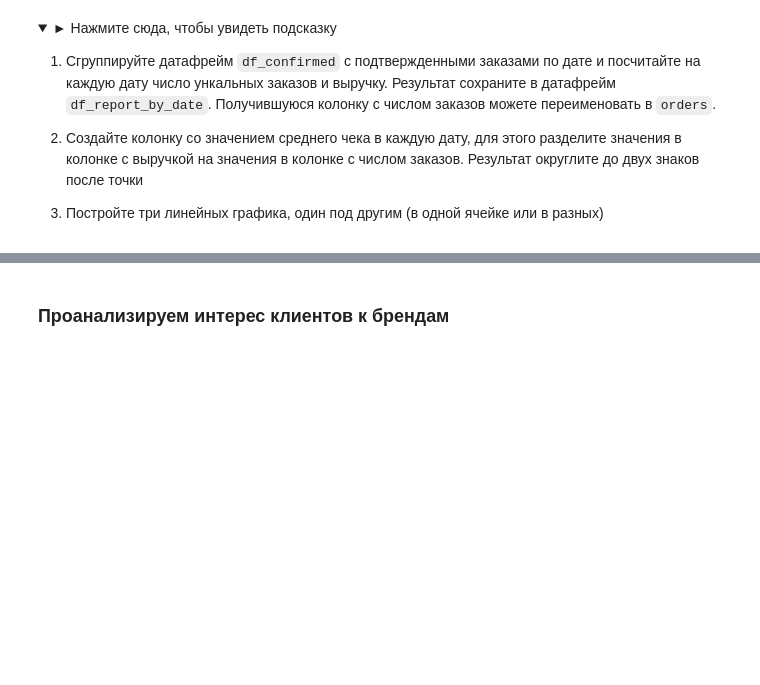
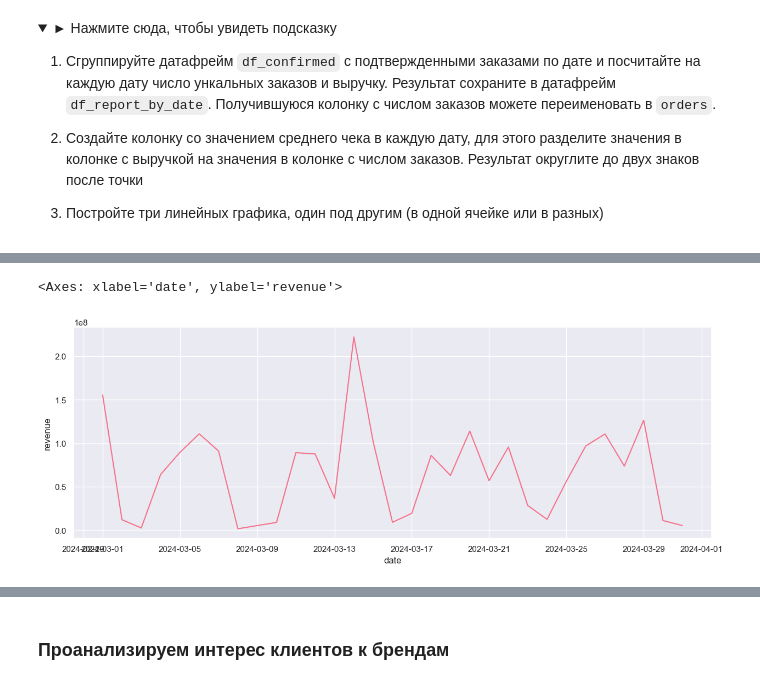
Before and after one commit to m-amirov/karpov.courses, a Jupyter notebook: notebooks/final_project_python.ipynb, the cells around one changed output, grey strips where cells are left out. Saved outputs shown, nothing was run; the diff lists cells and outputs as text; code cells hidden in the pictures; folded sections open; blank space fills up the shorter version.

```diff
--- a/notebooks/final_project_python.ipynb
+++ b/notebooks/final_project_python.ipynb
@@ -491,0 +536,6 @@ ValueError: Index date invalid
+# %%
+plt.figure(figsize=(15,5))
+sns.lineplot(x='date', y='revenue', data=df_report_by_date)
+# %% [output]
+<Axes: xlabel='date', ylabel='revenue'>
+[figure, added]
```
Also changed, not shown: parts of 15 cells of this notebook.
